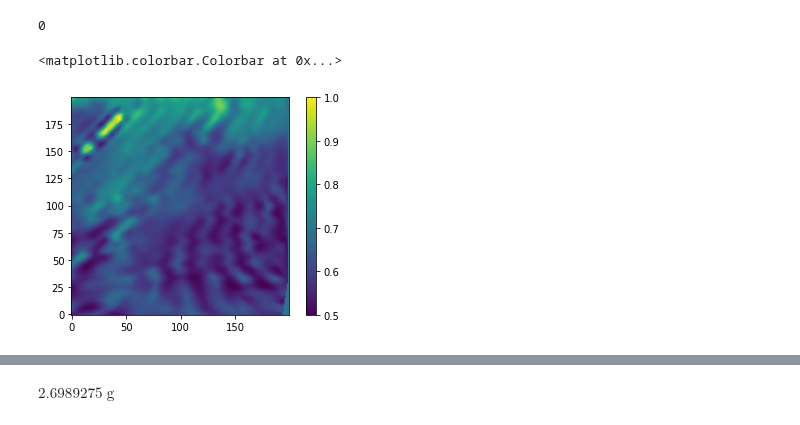
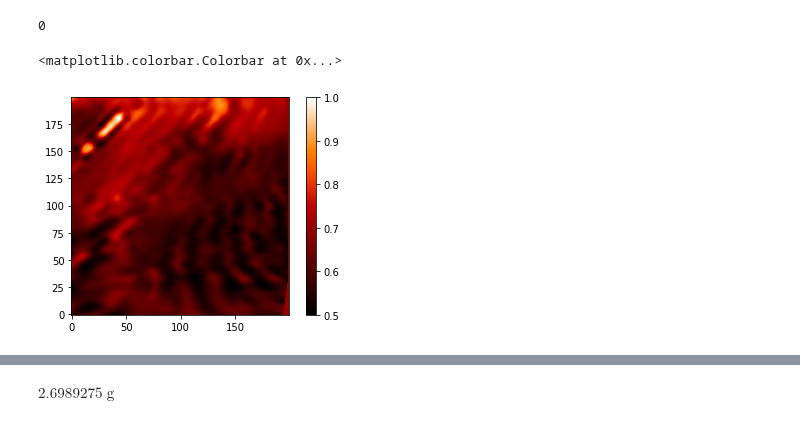
Before and after one commit to nolanylee/astro121lab, a Jupyter notebook: Column Density, Mass Calculation.ipynb, the cells around one changed output, grey strips where cells are left out. Drawn from its saved outputs; the diff is of its cells as text; code cells hidden in the pictures.

```diff
--- a/Column Density, Mass Calculation.ipynb
+++ b/Column Density, Mass Calculation.ipynb
@@ -31,5 +44,6 @@ plt.scatter(df.l, df.b, c=df['T'])
 # %%
 grid_l, grid_b = np.mgrid[df.l.min():df.l.max():200j, df.b.min():df.b.max():200j]
+grid_x, grid_y = grid_l, grid_b
 points = (np.array(df.l), np.array(df.b))
 grid_T = interpolate.griddata(points, df['T'], (grid_x, grid_y), method='cubic')
 grid_T = np.nan_to_num(grid_T, nan=grid_T[~np.isnan(grid_T)].mean())
@@ -40,6 +54,8 @@ grid_σ = np.nan_to_num(grid_σ, nan=grid_σ[~np.isnan(grid_σ)].mean())
 grid_N = grid_σ*grid_T*1e18
 grid_N = np.nan_to_num(grid_N, nan=grid_N[~np.isnan(grid_N)].mean())
 scaled_T = ((grid_N-grid_N.min())/(grid_N.max()-grid_N.min())+1)/2
+
+
 # grid_z01 = interpolate.griddata(points, T, (grid_x, grid_y), method='linear')
 # grid_z02 = interpolate.griddata(points, T, (grid_x, grid_y), method='cubic')
 # %%
@@ -88,8 +116,8 @@ len(np.nonzero(np.isnan(grid_T))[0])
 # %% [output]
 0
 # %%
-plt.imshow(scaled_T.T, origin='lower')
-plt.colorbar()
+im = plt.imshow(scaled_T.T, origin='lower', cmap='gist_heat')
+plt.colorbar(im)
 # %% [output]
 <matplotlib.colorbar.Colorbar at 0x...>
-[figure, old version]
+[figure, new version]
```
Also changed, not shown: parts of 8 cells of this notebook.
